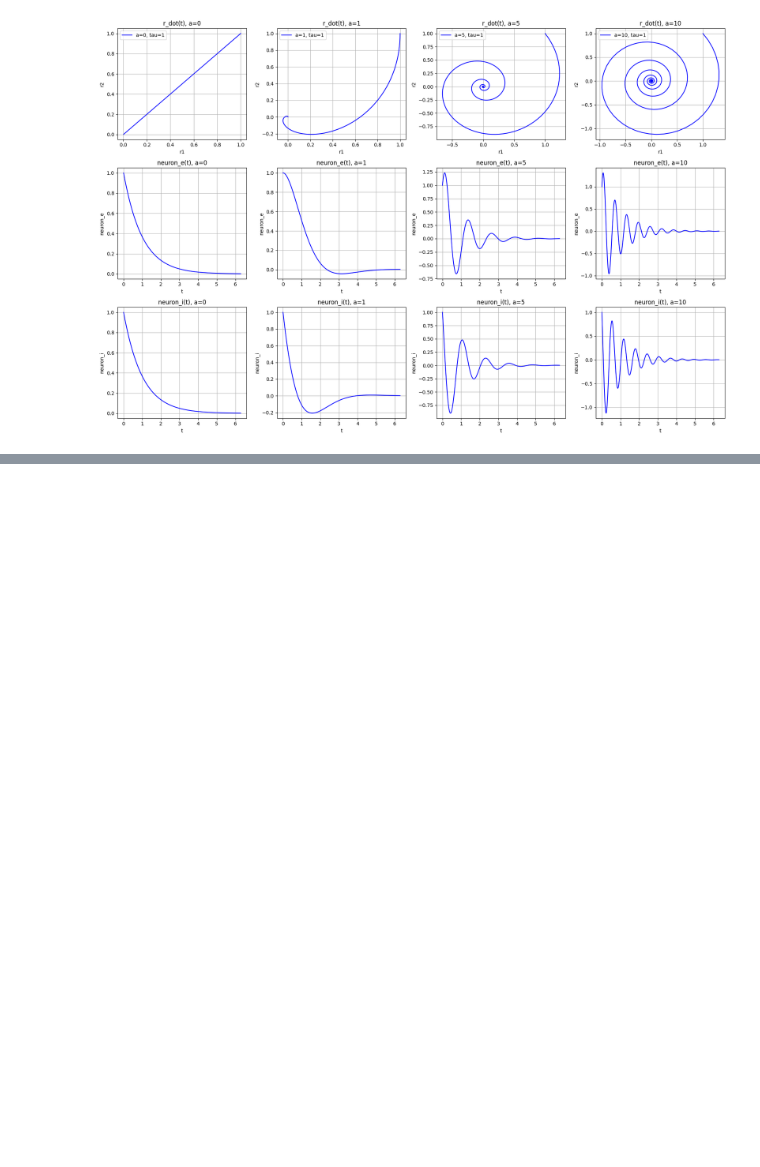
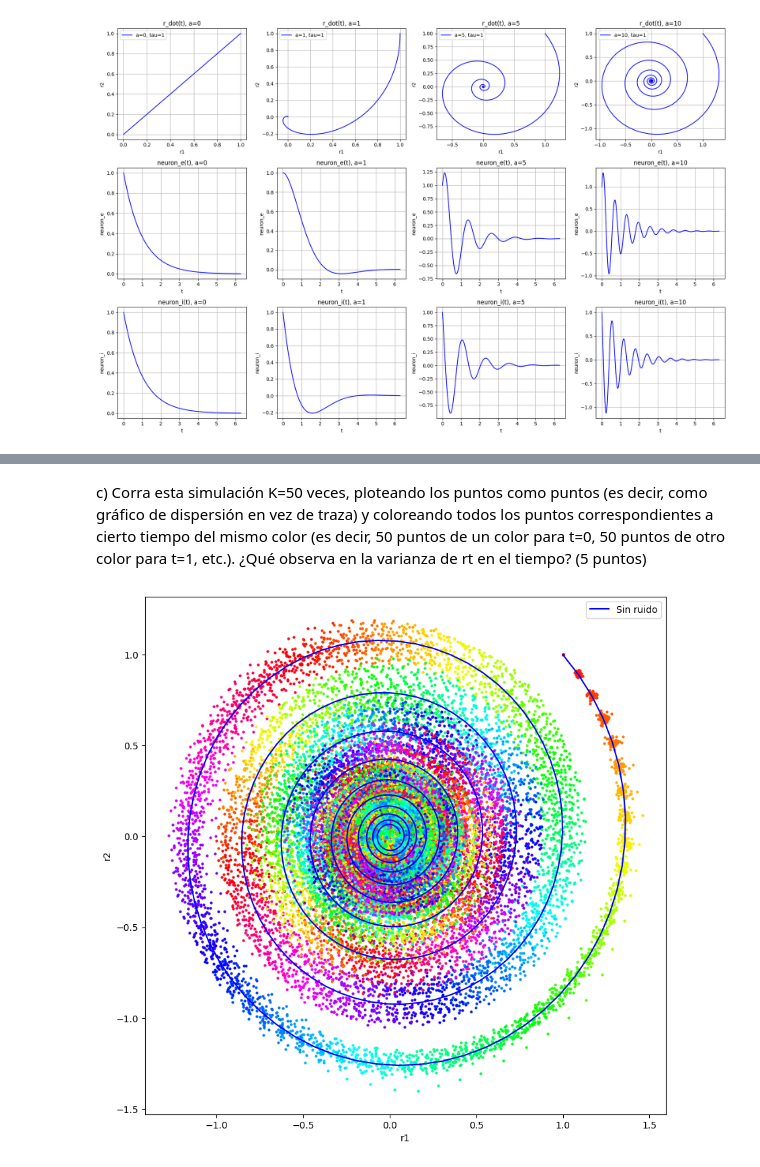
Before and after one commit to AgusMattiussi/Neuroscience-Projects, a Jupyter notebook: TP3/tp3.ipynb, the cells around one changed output, grey strips where cells are left out. Saved outputs shown, nothing was run; the diff lists cells and outputs as text; code cells hidden in the pictures; blank space fills up the shorter version.

```diff
--- a/TP3/tp3.ipynb
+++ b/TP3/tp3.ipynb
@@ -145,0 +155,43 @@ plt.show()
+# %% [markdown]
+c) Corra esta simulación K=50 veces, ploteando los puntos como puntos (es decir, como gráfico de dispersión en vez de traza) y coloreando todos los puntos correspondientes a cierto tiempo del mismo color (es decir, 50 puntos de un color para t=0, 50 puntos de otro color para t=1, etc.). ¿Qué observa en la varianza de rt en el tiempo? (5 puntos)
+# %%
+def generate_cases(k, t0, tf, dt, a):
+    cases = []
+    for _ in range(k):
+        r = r_discrete(t0, tf, dt, a)
+        cases.append(r)
+    return np.array(cases)
+
+def plot_cases(cases, tf, dt, a):
+    plt.figure(figsize=(10, 10))
+
+    # Transpose cases for easier plotting
+    cases = np.transpose(cases, (1, 2, 3, 0))
+
+    colors = cm.hsv(np.linspace(0, 1, len(cases[0, 0, 0])))
+
+    # Plot all cases
+    for i, case in enumerate(cases):
+        n1 = case[0, :]
+        n2 = case[1, :]
+        plt.scatter(n1, n2, s=4, color=colors[i % len(colors)])
+
+    # Plot the case without noise for reference
+    r = r_discrete(0, tf, dt, a, noise=False)
+    plt.plot(r[:, 0], r[:, 1], label='Sin ruido', color='b')
+
+    plt.xlabel('r1')
+    plt.ylabel('r2')
+    plt.legend()
+    plt.show()
+# %%
+# Parameters
+k = 50
+dt = 0.01
+tf = 2 * np.pi
+
+# Generate and plot cases
+cases = generate_cases(k, 0, tf, dt, 10)
+plot_cases(cases, tf, dt, 10)
+# %% [output]
+[figure, added]
```
Also changed, not shown: parts of 17 cells of this notebook, 6 other files.
